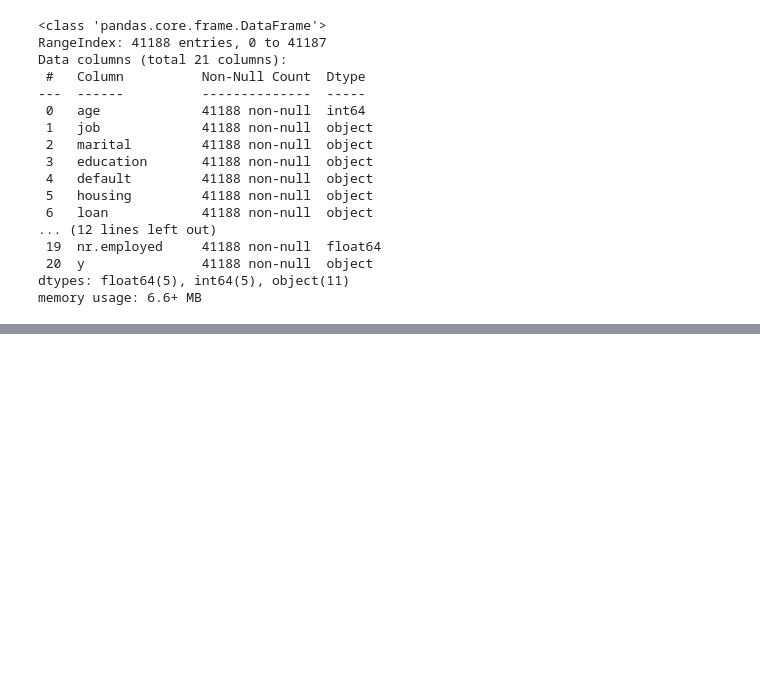
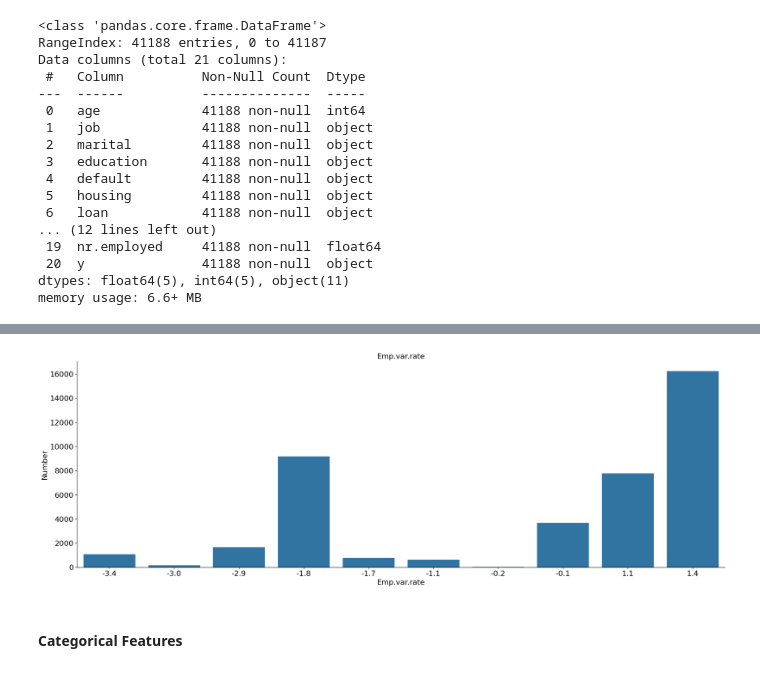
Before and after one commit to jn607/Client-Bank-Term-Deposit-ML-, a Jupyter notebook: notebook.ipynb, the cells around one changed output, grey strips where cells are left out. Cells and saved outputs as stored; diff of their text form; code cells hidden in the pictures; blank space fills up the shorter version.

```diff
--- a/notebook.ipynb
+++ b/notebook.ipynb
@@ -58,0 +238,17 @@ memory usage: 6.6+ MB
+# %%
+plt.close()
+fig, ax = plt.subplots()
+fig.set_size_inches(25, 8)
+sns.countplot(x = 'emp.var.rate', data = df[cols_num])
+ax.set_xlabel('Emp.var.rate', fontsize=16)
+ax.set_ylabel('Number', fontsize=16)
+ax.set_title('Emp.var.rate', fontsize=16)
+ax.tick_params(labelsize=16)
+sns.despine()
+plt.show()
+
+# #emp.var.rate: employment variation rate - quarterly indicator (numeric)
+# %% [output]
+[figure, added]
+# %% [markdown]
+#### Categorical Features
```
Also changed, not shown: parts of 22 cells of this notebook.
